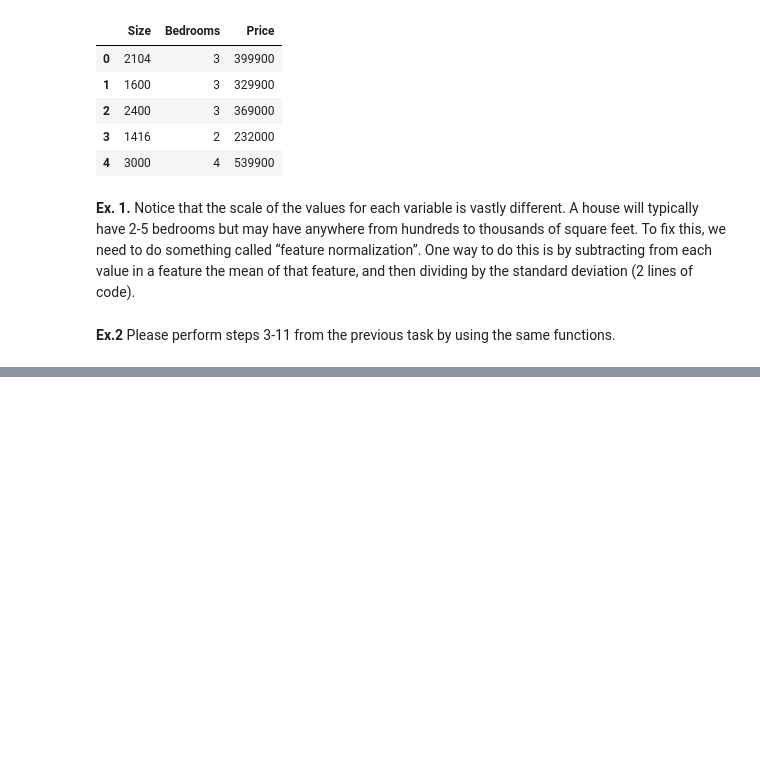
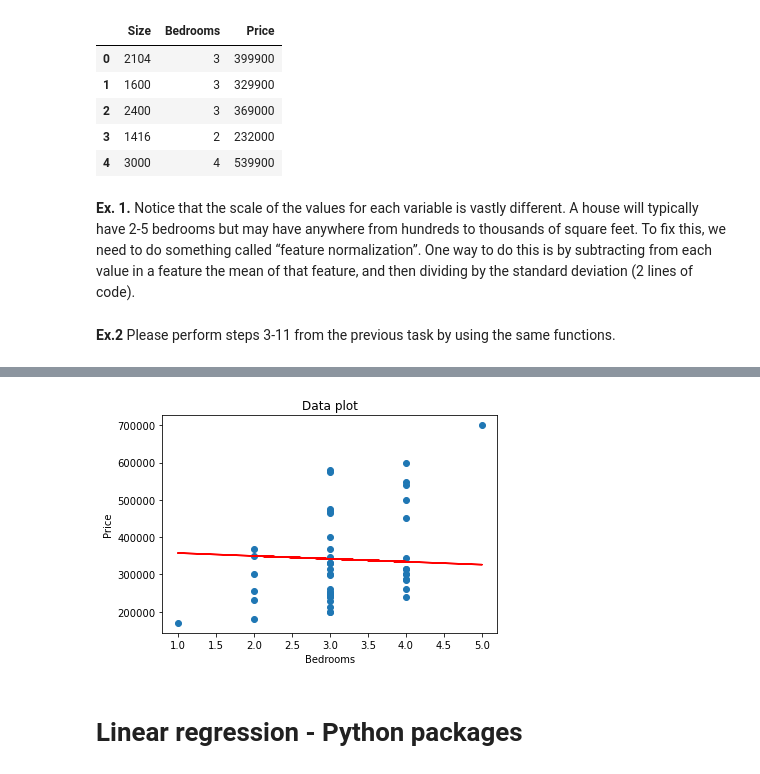
Before and after one commit to marek-lechowicz/machine_learning, a Jupyter notebook: lab2_linear_regression/lab2_linear_regression.ipynb, the cells around one changed output, grey strips where cells are left out. Drawn from its saved outputs; the diff is of its cells as text; code cells hidden in the pictures; blank space fills up the shorter version.

```diff
--- a/lab2_linear_regression/lab2_linear_regression.ipynb
+++ b/lab2_linear_regression/lab2_linear_regression.ipynb
@@ -183,0 +201,13 @@ plt.show()
+# %%
+plt.figure()
+plt.scatter(data2["Bedrooms"], data2["Price"])
+h = np.dot(theta_out[:,[0,2]], X_standarized[:,[0,2]].T).T
+plt.plot(X[:,2], h, 'r')
+plt.title("Data plot")
+plt.xlabel("Bedrooms")
+plt.ylabel("Price")
+plt.show()
+# %% [output]
+[figure, added]
+# %% [markdown]
+# Linear regression - Python packages
```
Also changed, not shown: parts of 22 cells of this notebook.
